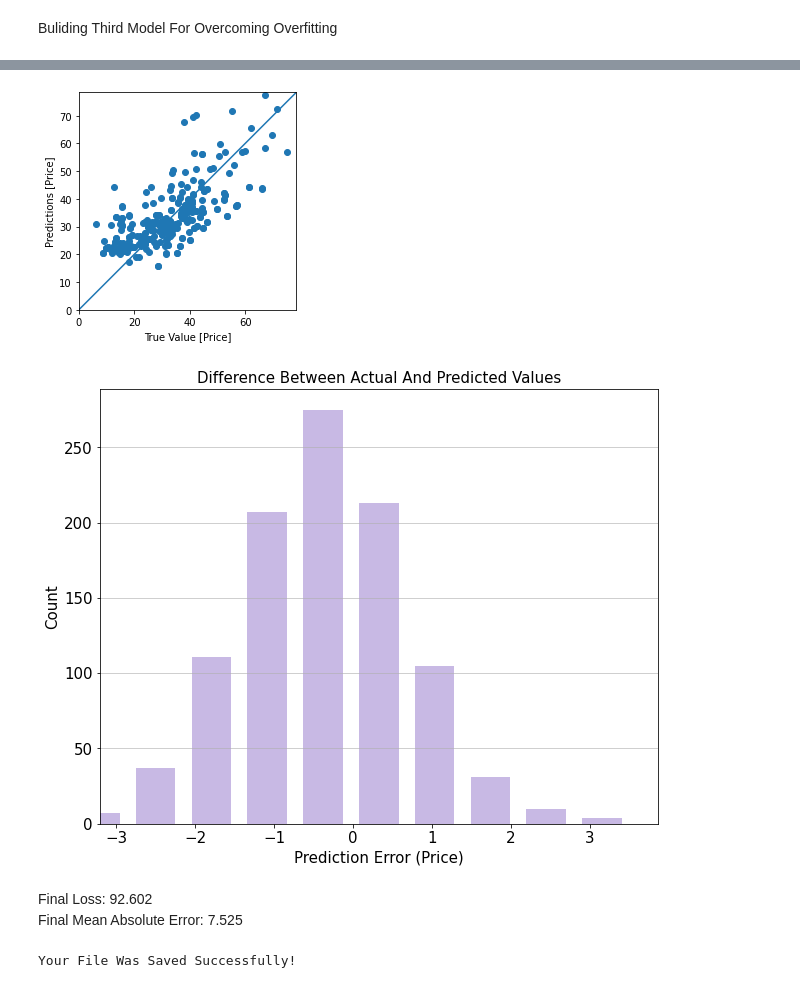
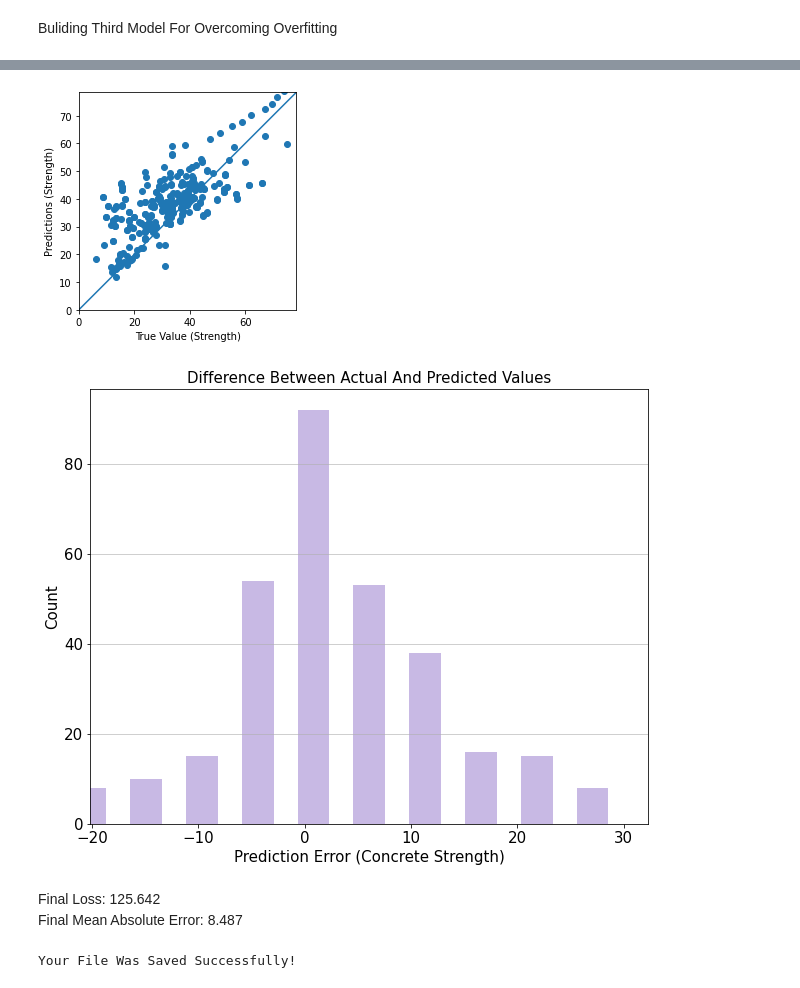
Before and after one commit to SyedHuzaifa007/PIAIC-Deep-Learning-Assignment, a Jupyter notebook: Concrete_Strength_Assignment.ipynb, the cells around one changed output, grey strips where cells are left out. Cells and saved outputs as stored; diff of their text form; code cells hidden in the pictures.

```diff
--- a/Concrete_Strength_Assignment.ipynb
+++ b/Concrete_Strength_Assignment.ipynb
@@ -602,39 +606,39 @@ Mean Absolute Error: 7.525391578674316
 # %%
 plt.scatter(test_labels, predictions3)
-plt.xlabel('True Value [Price]')
-plt.ylabel('Predictions [Price]')
+plt.xlabel('True Value (Strength)')
+plt.ylabel('Predictions (Strength)')
 plt.axis('equal')
 plt.axis('square')
 plt.xlim([0,plt.xlim()[1]])
 plt.ylim([0,plt.xlim()[1]])
 _ = plt.plot([-100, 100], [-100, 100])
 # %% [output]
-[figure, old version]
+[figure, new version]
 # %%
 # Plotting Difference Between Actual Values And Predicted Values
-error = predictions3 - test_labels
+error2 = predictions3 - test_labels
 import random
 np.random.seed(100)
 error = np.random.normal(loc=0, scale=1, size=1000)
-hist,bin_edges = np.histogram(error)
+hist,bin_edges = np.histogram(error2)
 import matplotlib.pyplot as plt
 %matplotlib inline
 plt.figure(figsize=[10,8])
-plt.bar(bin_edges[:-1], hist, width = 0.5, color='#b19cd9',alpha=0.7)
+plt.bar(bin_edges[:-1], hist, width = 3.0, color='#b19cd9',alpha=0.7)
 plt.xlim(min(bin_edges), max(bin_edges))
 plt.grid(axis='y', alpha=0.75)
-plt.xlabel('Prediction Error (Price)',fontsize=15)
+plt.xlabel('Prediction Error (Concrete Strength)',fontsize=15)
 plt.ylabel('Count',fontsize=15)
 plt.xticks(fontsize=15)
 plt.yticks(fontsize=15)
 plt.ylabel('Count',fontsize=15)
 plt.title('Difference Between Actual And Predicted Values',fontsize=15)
 plt.show()
 # %% [output]
-[figure, old version]
+[figure, new version]
 # %% [markdown]
-Final Loss: 92.602 <br>
-Final Mean Absolute Error: 7.525
+Final Loss: 125.642 <br>
+Final Mean Absolute Error: 8.487
 # %%
 # Saving Appropriate Model
 model3.save('ConcreteStrengthModel.h5')
```
Also changed, not shown: parts of 22 cells of this notebook.
